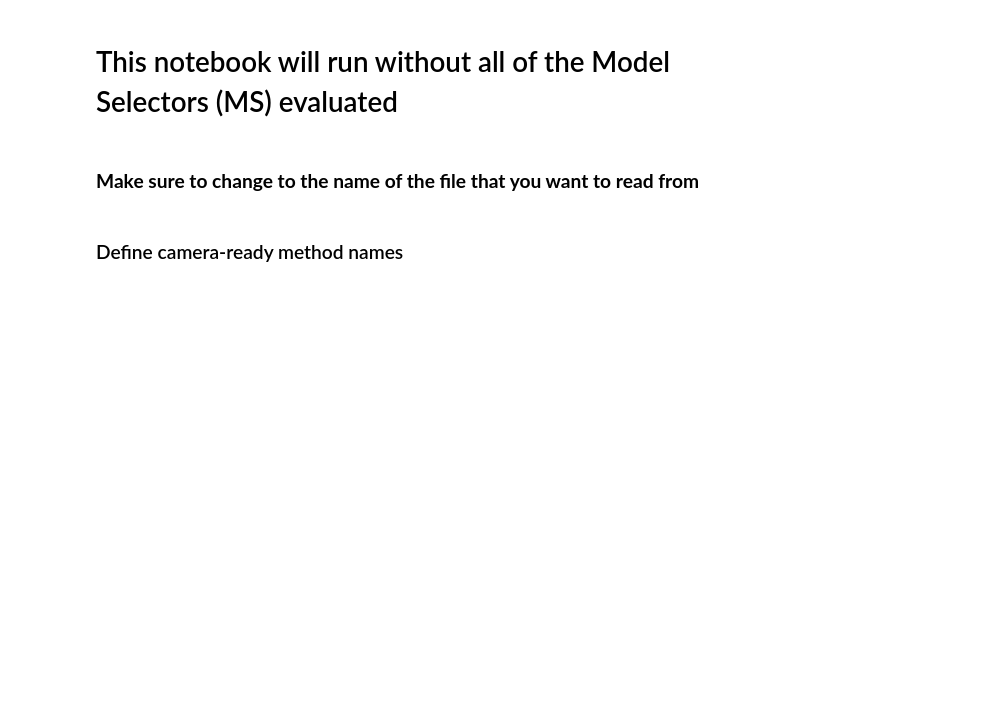
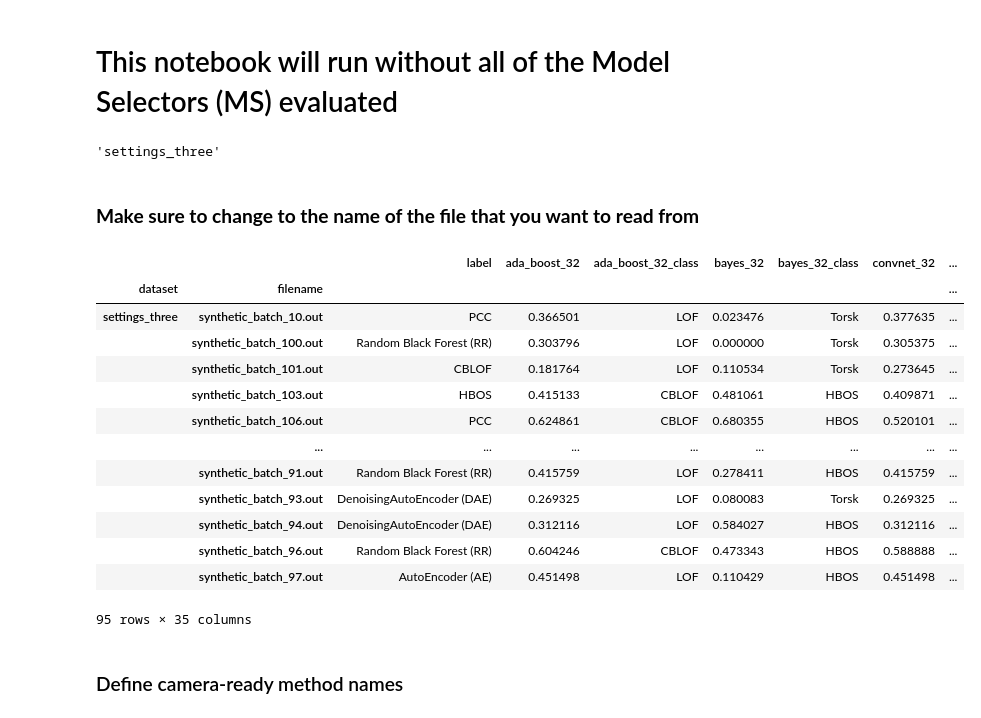
Before and after one commit to doanthihoaithu/MSAD, a Jupyter notebook: experiments/accuracy_analysis/accuracy_vs_detection_mts.ipynb, the cells around one changed output. Drawn from its saved outputs; the diff is of its cells as text; code cells hidden in the pictures; blank space fills up the shorter version.

```diff
--- a/experiments/accuracy_analysis/accuracy_vs_detection_mts.ipynb
+++ b/experiments/accuracy_analysis/accuracy_vs_detection_mts.ipynb
@@ -10,20 +10,46 @@ import seaborn as sns
 from IPython.display import display, HTML
 display(HTML("<style>.container { width:80% !important; }</style>"))
 sns.reset_defaults()
+# %%
+from omegaconf import OmegaConf
+
+import hydra
+
+config = OmegaConf.load("../../conf/config.yaml")
+current_dataset = config.mts_running_dataset
+current_dataset
+# %% [output]
+'settings_three'
 # %% [markdown]
 ### **Make sure to change to the name of the file that you want to read from**
 # %%
 # Read file
 measure_name = 'AUC_PR'
 # Uncomment this command and all plt.savefig(...) commands to save the generated figures
 # figure_path = 'dummy/path/{}.svg'
 
-df = pd.read_csv('../../results_mts/accuracy/current_accuracy_{}.csv'.format(measure_name))
+# df = pd.read_csv('../../results_mts/accuracy/current_accuracy_{}.csv'.format(measure_name))
+df = pd.read_csv(f'../../results_mts/merged_scores/{current_dataset}/current_accuracy_{measure_name}.csv')
 if 'Unnamed: 0' in df.columns:
     df = df.drop(labels='Unnamed: 0', axis=1)
 
 df = df.set_index(['dataset', 'filename'])
 df
+# %% [output]
+|  |  | label | ada_boost_32 | ada_boost_32_class | bayes_32 | bayes_32_class | convnet_32 | ... |
+| dataset | filename |  |  |  |  |  |  | ... |
+| settings_three | synthetic_batch_10.out | PCC | 0.366501 | LOF | 0.023476 | Torsk | 0.377635 | ... |
+|  | synthetic_batch_100.out | Random Black Forest (RR) | 0.303796 | LOF | 0.000000 | Torsk | 0.305375 | ... |
+|  | synthetic_batch_101.out | CBLOF | 0.181764 | LOF | 0.110534 | Torsk | 0.273645 | ... |
+|  | synthetic_batch_103.out | HBOS | 0.415133 | CBLOF | 0.481061 | HBOS | 0.409871 | ... |
+|  | synthetic_batch_106.out | PCC | 0.624861 | CBLOF | 0.680355 | HBOS | 0.520101 | ... |
+|  | ... | ... | ... | ... | ... | ... | ... | ... |
+|  | synthetic_batch_91.out | Random Black Forest (RR) | 0.415759 | LOF | 0.278411 | HBOS | 0.415759 | ... |
+|  | synthetic_batch_93.out | DenoisingAutoEncoder (DAE) | 0.269325 | LOF | 0.080083 | Torsk | 0.269325 | ... |
+|  | synthetic_batch_94.out | DenoisingAutoEncoder (DAE) | 0.312116 | LOF | 0.584027 | HBOS | 0.312116 | ... |
+|  | synthetic_batch_96.out | Random Black Forest (RR) | 0.604246 | CBLOF | 0.473343 | HBOS | 0.588888 | ... |
+|  | synthetic_batch_97.out | AutoEncoder (AE) | 0.451498 | LOF | 0.110429 | HBOS | 0.451498 | ... |
+95 rows × 35 columns
 # %%
 # Set up methods' colors
 methods_colors = {
```
Also changed, not shown: parts of 3 cells of this notebook, 29 other files.
